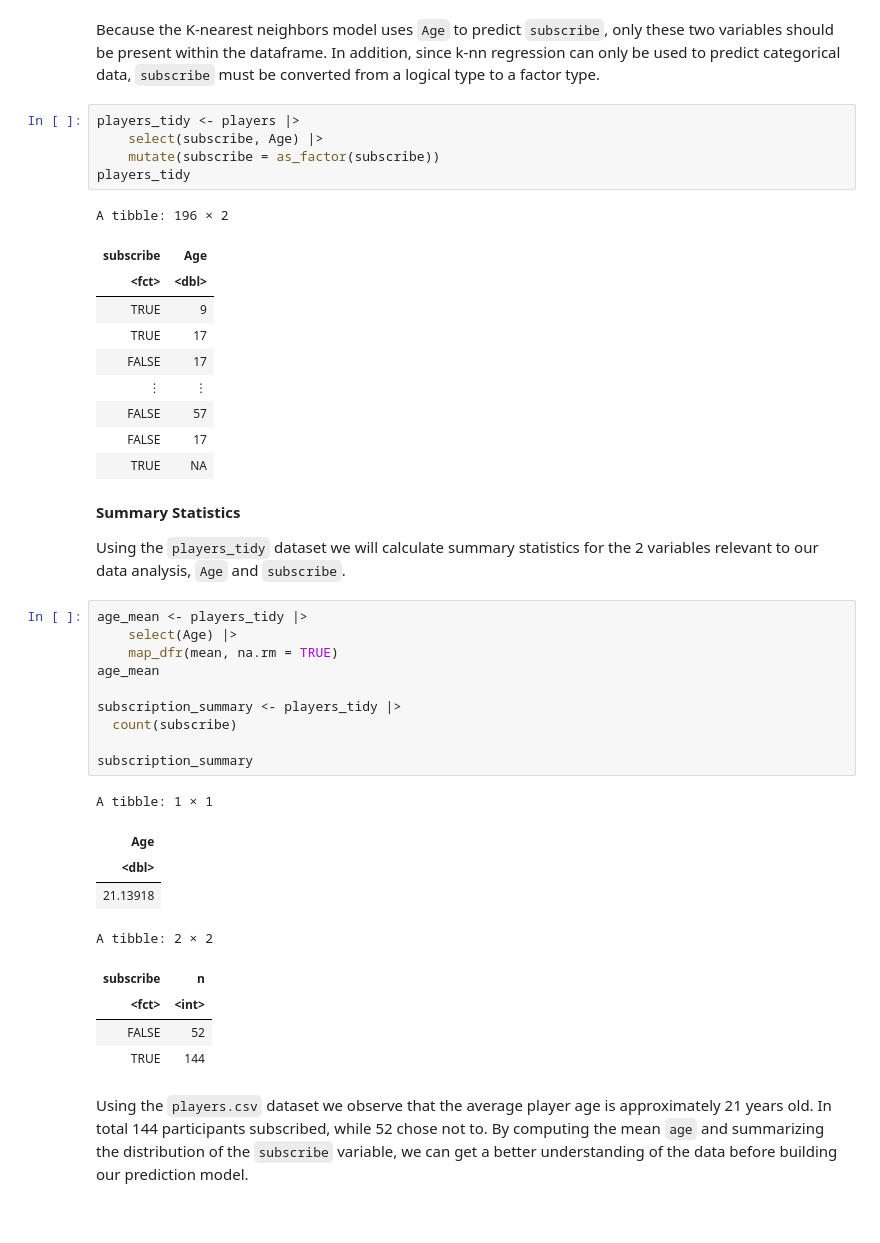
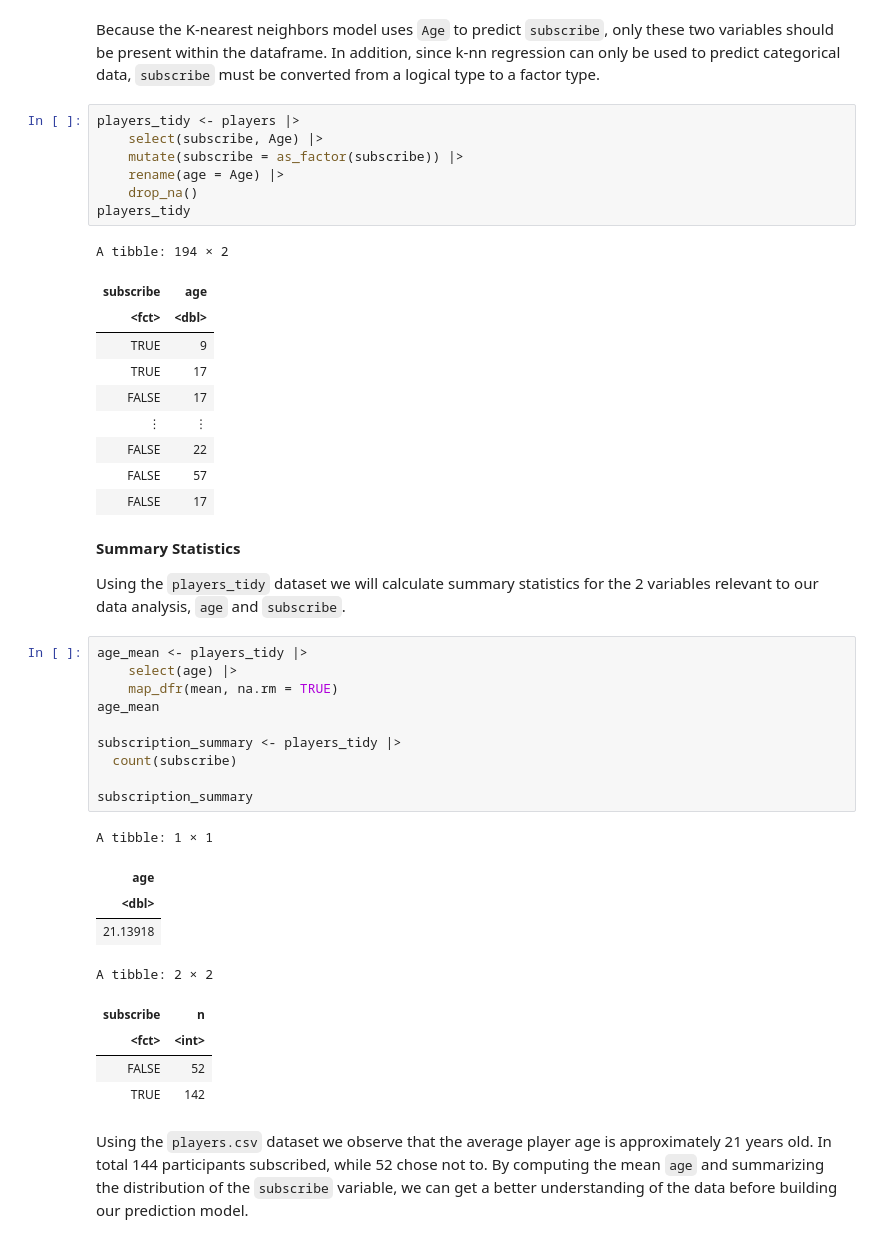
Before and after one commit to zzashleeyj/DSCI100-46-Group-Project, a Jupyter notebook: Final Project 46.ipynb, the cells around one changed output. Cells and saved outputs as stored; diff of their text form.

```diff
--- a/Final Project 46.ipynb
+++ b/Final Project 46.ipynb
@@ -73,26 +73,28 @@ Because the K-nearest neighbors model uses `Age` to predict `subscribe`, only th
 # %%
 players_tidy <- players |>
     select(subscribe, Age) |>
-    mutate(subscribe = as_factor(subscribe))
+    mutate(subscribe = as_factor(subscribe)) |>
+    rename(age = Age) |>
+    drop_na()
 players_tidy
 # %% [output]
-A tibble: 196 × 2
+A tibble: 194 × 2
-| subscribe | Age |
+| subscribe | age |
 | <fct> | <dbl> |
 | TRUE | 9 |
 | TRUE | 17 |
 | FALSE | 17 |
 | ⋮ | ⋮ |
+| FALSE | 22 |
 | FALSE | 57 |
 | FALSE | 17 |
-| TRUE | NA |
 # %% [markdown]
 **Summary Statistics**
 
-Using the `players_tidy` dataset we will calculate summary statistics for the 2 variables relevant to our data analysis, `Age` and `subscribe`.
+Using the `players_tidy` dataset we will calculate summary statistics for the 2 variables relevant to our data analysis, `age` and `subscribe`.
 # %%
 age_mean <- players_tidy |>
-    select(Age) |>
+    select(age) |>
     map_dfr(mean, na.rm = TRUE)
 age_mean
 
@@ -102,14 +104,14 @@ subscription_summary <- players_tidy |>
 subscription_summary
 # %% [output]
 A tibble: 1 × 1
-| Age |
+| age |
 | <dbl> |
 | 21.13918 |
 A tibble: 2 × 2
 | subscribe | n |
 | <fct> | <int> |
 | FALSE | 52 |
-| TRUE | 144 |
+| TRUE | 142 |
 # %% [markdown]
 Using the `players.csv` dataset we observe that the average player age is approximately 21 years old. In total 144 participants subscribed, while 52 chose not to. By computing the mean `age` and summarizing the distribution of the `subscribe` variable, we can get a better understanding of the data before building our prediction model.
 # %% [markdown]
```
Also changed, not shown: parts of 11 cells of this notebook.
